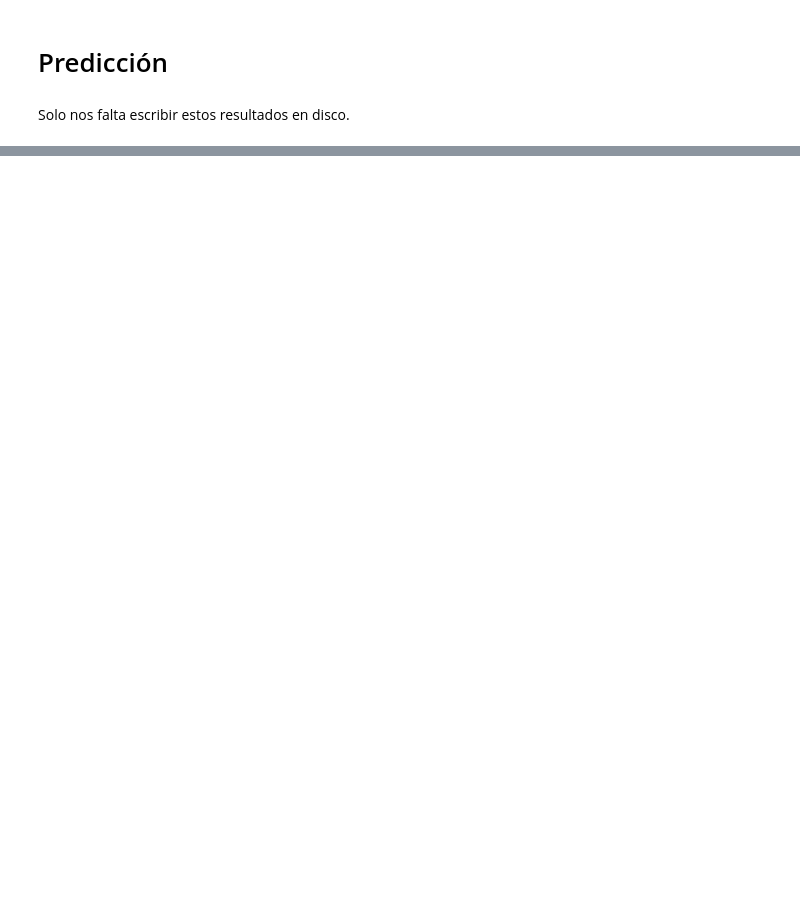
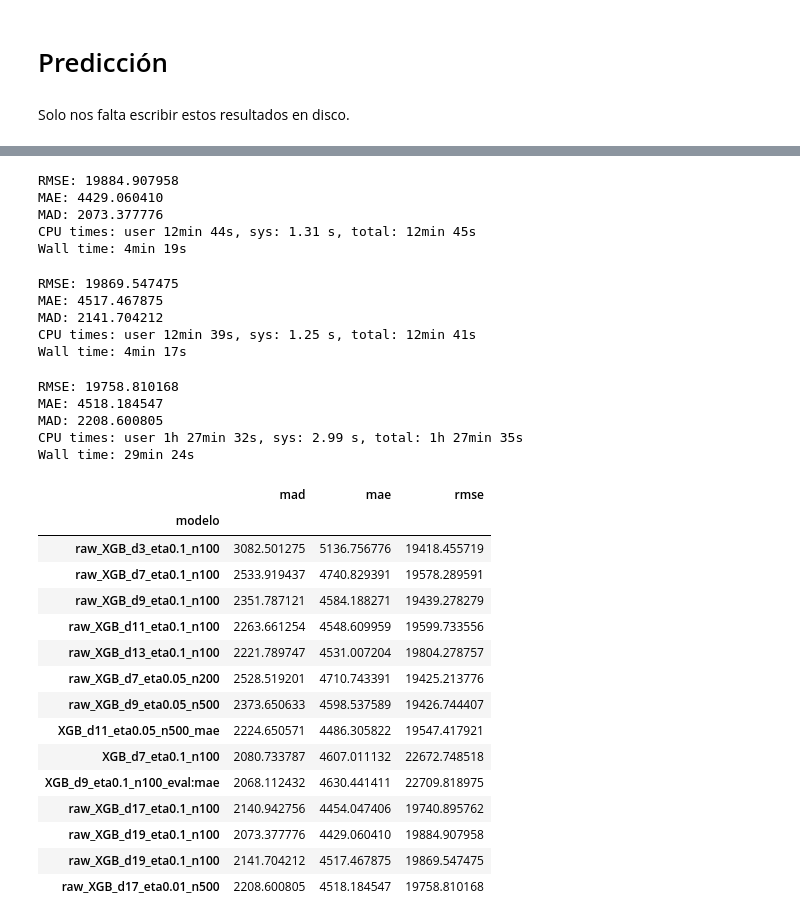
Before and after one commit to AlwaysLearningDeeper/Salesforce-Predictive-Modelling, a Jupyter notebook: trabajo.ipynb, the cells around one changed output, grey strips where cells are left out. Drawn from its saved outputs; the diff is of its cells as text; code cells hidden in the pictures; blank space fills up the shorter version.

```diff
--- a/trabajo.ipynb
+++ b/trabajo.ipynb
@@ -729,0 +1192,75 @@ out.to_csv('Test_Mission.txt')
+# %%
+%%time
+params =  {'max_depth': 19, 'eta': 0.1, 'silent': 1, 'objective': 'reg:linear', 'eval_metric':'rmse','nthread':3,'seed':SEED}
+model = XGBoostModel(params,100)
+scores_rmse,scores_mae,scores_mad = train_and_evaluate(model,splits)
+
+
+print("RMSE: %f" % np.mean(scores_rmse))
+print("MAE: %f" % np.mean(scores_mae))
+print("MAD: %f" % np.mean(scores_mad))
+record_scores('raw_XGB_d19_eta0.1_n100',np.mean(scores_rmse),np.mean(scores_mae),np.mean(scores_mad))
+# %% [output]
+RMSE: 19884.907958
+MAE: 4429.060410
+MAD: 2073.377776
+CPU times: user 12min 44s, sys: 1.31 s, total: 12min 45s
+Wall time: 4min 19s
+# %%
+%%time
+params =  {'max_depth': 21, 'eta': 0.1, 'silent': 1, 'objective': 'reg:linear', 'eval_metric':'rmse','nthread':3,'seed':SEED}
+model = XGBoostModel(params,100)
+scores_rmse,scores_mae,scores_mad = train_and_evaluate(model,splits)
+
+
+print("RMSE: %f" % np.mean(scores_rmse))
+print("MAE: %f" % np.mean(scores_mae))
+print("MAD: %f" % np.mean(scores_mad))
+record_scores('raw_XGB_d21_eta0.1_n100',np.mean(scores_rmse),np.mean(scores_mae),np.mean(scores_mad))
+# %% [output]
+RMSE: 19869.547475
+MAE: 4517.467875
+MAD: 2141.704212
+CPU times: user 12min 39s, sys: 1.25 s, total: 12min 41s
+Wall time: 4min 17s
+# %%
+%%time
+params =  {'max_depth': 17, 'eta': 0.01, 'silent': 1, 'objective': 'reg:linear', 'eval_metric':'rmse','nthread':3,'seed':SEED}
+model = XGBoostModel(params,500)
+scores_rmse,scores_mae,scores_mad = train_and_evaluate(model,splits)
+
+
+print("RMSE: %f" % np.mean(scores_rmse))
+print("MAE: %f" % np.mean(scores_mae))
+print("MAD: %f" % np.mean(scores_mad))
+record_scores('raw_XGB_d17_eta0.01_n500',np.mean(scores_rmse),np.mean(scores_mae),np.mean(scores_mad))
+# %% [output]
+RMSE: 19758.810168
+MAE: 4518.184547
+MAD: 2208.600805
+CPU times: user 1h 27min 32s, sys: 2.99 s, total: 1h 27min 35s
+Wall time: 29min 24s
+# %%
+scores_df = pd.DataFrame(data=scores)
+
+scores_df = scores_df.set_index('modelo')
+
+#scores_df = scores_df.iloc[:-2]
+display(scores_df)
+# %% [output]
+|  | mad | mae | rmse |
+| modelo |  |  |  |
+| raw_XGB_d3_eta0.1_n100 | 3082.501275 | 5136.756776 | 19418.455719 |
+| raw_XGB_d7_eta0.1_n100 | 2533.919437 | 4740.829391 | 19578.289591 |
+| raw_XGB_d9_eta0.1_n100 | 2351.787121 | 4584.188271 | 19439.278279 |
+| raw_XGB_d11_eta0.1_n100 | 2263.661254 | 4548.609959 | 19599.733556 |
+| raw_XGB_d13_eta0.1_n100 | 2221.789747 | 4531.007204 | 19804.278757 |
+| raw_XGB_d7_eta0.05_n200 | 2528.519201 | 4710.743391 | 19425.213776 |
+| raw_XGB_d9_eta0.05_n500 | 2373.650633 | 4598.537589 | 19426.744407 |
+| XGB_d11_eta0.05_n500_mae | 2224.650571 | 4486.305822 | 19547.417921 |
+| XGB_d7_eta0.1_n100 | 2080.733787 | 4607.011132 | 22672.748518 |
+| XGB_d9_eta0.1_n100_eval:mae | 2068.112432 | 4630.441411 | 22709.818975 |
+| raw_XGB_d17_eta0.1_n100 | 2140.942756 | 4454.047406 | 19740.895762 |
+| raw_XGB_d19_eta0.1_n100 | 2073.377776 | 4429.060410 | 19884.907958 |
+| raw_XGB_d19_eta0.1_n100 | 2141.704212 | 4517.467875 | 19869.547475 |
+| raw_XGB_d17_eta0.01_n500 | 2208.600805 | 4518.184547 | 19758.810168 |
```
Also changed, not shown: parts of 67 cells of this notebook, 1 other file.
